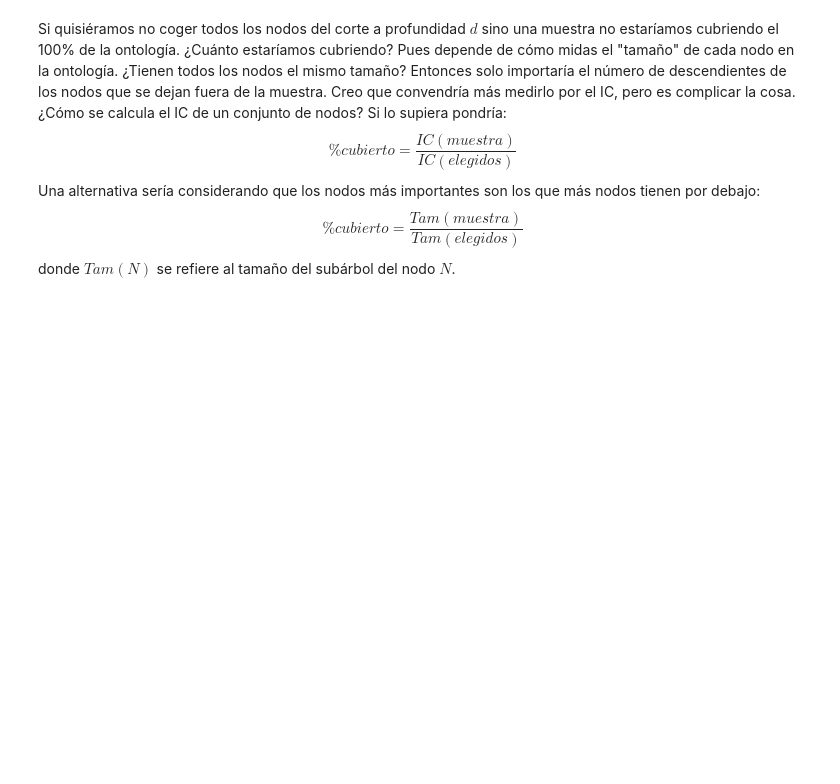
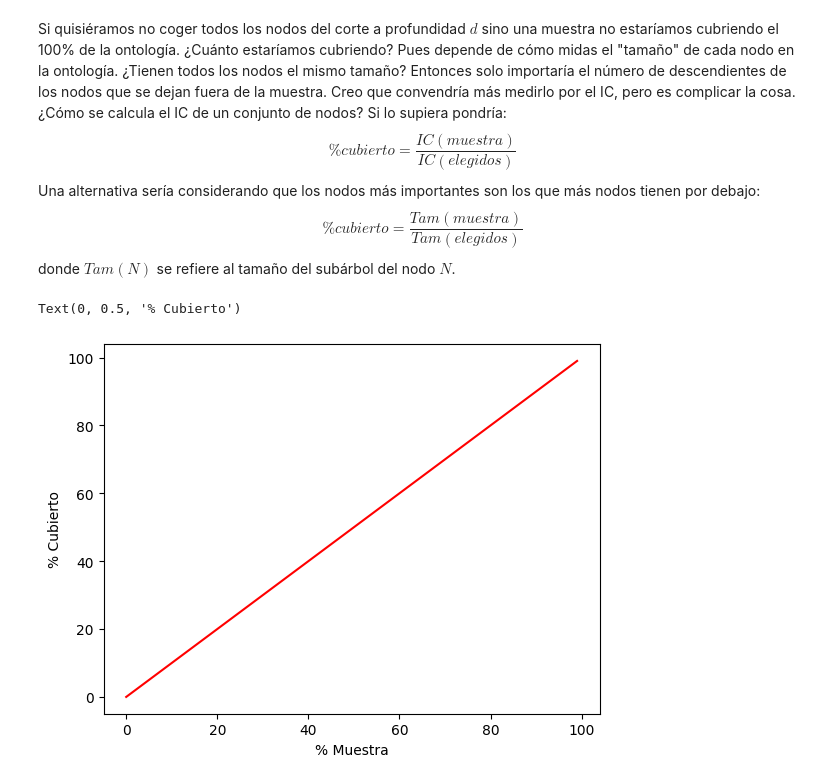
Before and after one commit to DgoMndez/DL-patogen-colab-DIIC, a Jupyter notebook: src/analysis/hpo-tree.ipynb, the cells around one changed output. Saved outputs shown, nothing was run; the diff lists cells and outputs as text; code cells hidden in the pictures; blank space fills up the shorter version.

```diff
--- a/src/analysis/hpo-tree.ipynb
+++ b/src/analysis/hpo-tree.ipynb
@@ -196,3 +196,10 @@ $$ \%cubierto = \frac{IC(muestra)} {IC(elegidos)} $$
 Una alternativa sería considerando que los nodos más importantes son los que más nodos tienen por debajo:
 $$ \%cubierto = \frac{Tam(muestra)} {Tam(elegidos)}$$
 donde $Tam(N)$ se refiere al tamaño del subárbol del nodo $N$.
+# %%
+plt.plot(range(100),range(100),'r')
+plt.xlabel('% Muestra')
+plt.ylabel('% Cubierto')
+# %% [output]
+Text(0, 0.5, '% Cubierto')
+[figure, added]
```
